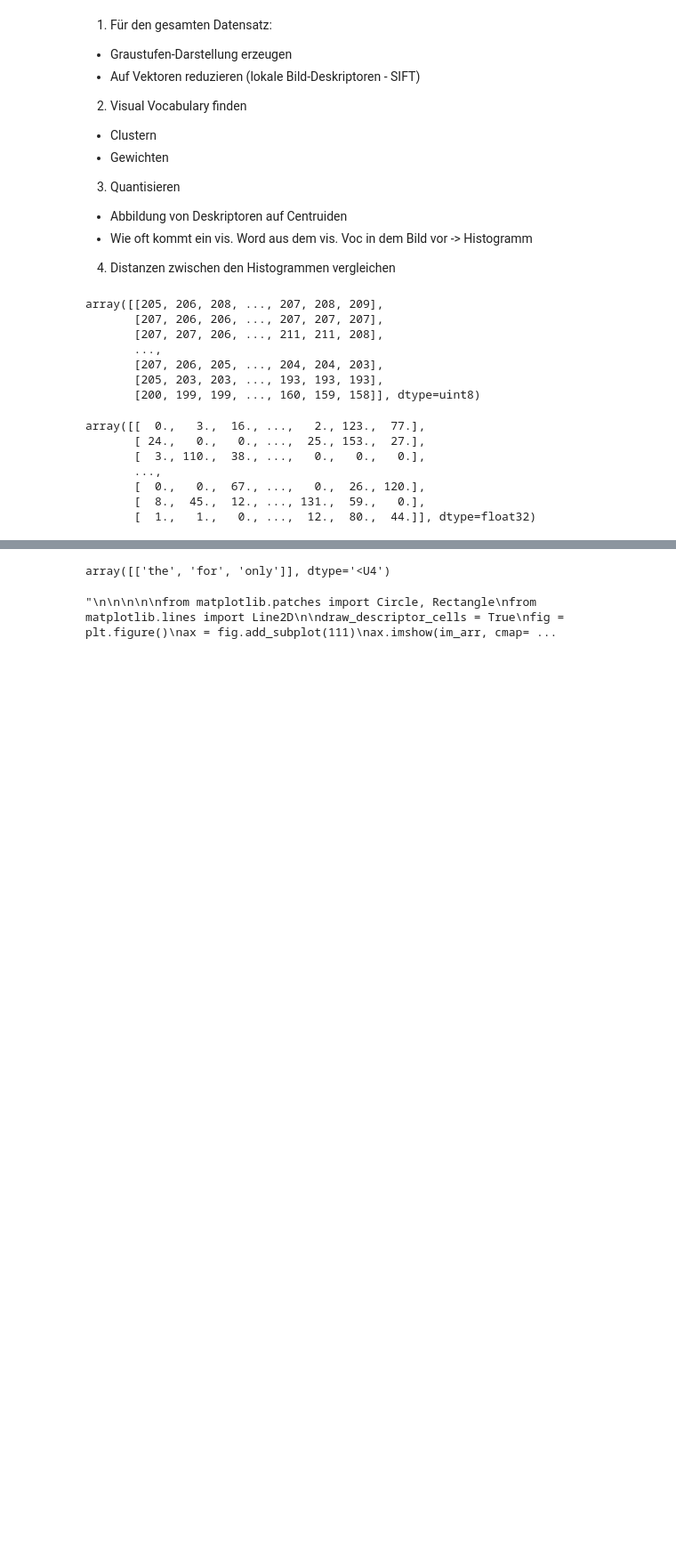
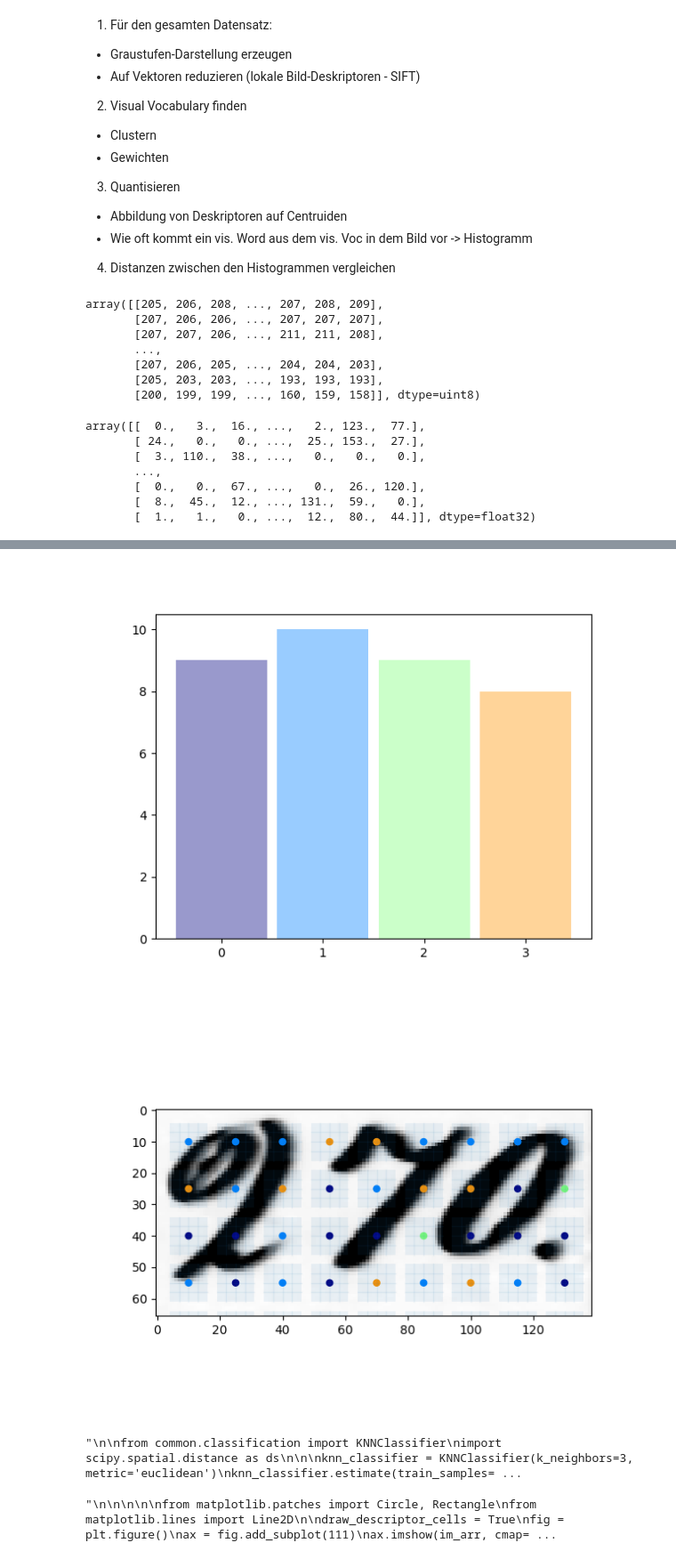
Before and after one commit to ibraibra1996/WordspottingS, a Jupyter notebook: Wordspotting-segmentierte-Wortabbilder.ipynb, the cells around one changed output, grey strips where cells are left out. Shown at 89% size. Drawn from its saved outputs; the diff is of its cells as text; code cells hidden in the pictures; blank space fills up the shorter version.

```diff
--- a/Wordspotting-segmentierte-Wortabbilder.ipynb
+++ b/Wordspotting-segmentierte-Wortabbilder.ipynb
@@ -152,5 +152,62 @@ print(histograms)
-# %%
-test=np.array([[ 5, 22, 17, 16]])
+# %%
+'''
+def classify1k(train_samples, train_labels,test_samples, metric='euclidean'):
+    distances = ds.cdist(train_samples, test_samples, metric=metric)
+    test_labels_indices = np.argmin(distances, axis=0)
+    return train_labels[test_labels_indices]
+
+
+result=classify1k(train_samples=histograms[:3],train_labels=train_labels,test_samples=test,metric='euclidean')
+result
+
+'''
+
+
+
+
+
+from matplotlib.patches import Circle, Rectangle
+from matplotlib.lines import Line2D
+
+draw_descriptor_cells = True
+fig = plt.figure()
+ax = fig.add_subplot(111)
+ax.imshow(np.array(wordImageList[0][0]), cmap=cm.get_cmap('Greys_r'))
+ax.autoscale(enable=False)
+colormap = cm.get_cmap('jet')
+desc_len = cell_size * 4
+for (x, y), label in zip(frames, labels):
+    color = colormap(label / float(n_centroids))
+    circle = Circle((x, y), radius=1, fc=color, ec=color, alpha=1)
+    rect = Rectangle((x - desc_len / 2, y - desc_len / 2),
+                     desc_len, desc_len, alpha=0.08, lw=1)
+    ax.add_patch(circle)
+    if draw_descriptor_cells:
+        for p_factor in [0.25, 0.5, 0.75]:
+            offset_dyn = desc_len * (0.5 - p_factor)
+            offset_stat = desc_len * 0.5
+            line_h = Line2D((x - offset_stat, x + offset_stat),
+                            (y - offset_dyn, y - offset_dyn), alpha=0.08, lw=1)
+            line_v = Line2D((x - offset_dyn, x - offset_dyn),
+                            (y - offset_stat, y + offset_stat), alpha=0.08, lw=1)
+            ax.add_line(line_h)
+            ax.add_line(line_v)
+    ax.add_patch(rect)
+
+
+
+
+y_values=histograms[0]
+x_pos = np.arange(len(y_values))
+fig = plt.figure()
+ax = fig.add_subplot(111)
+ax.bar(x_pos, y_values, width=0.9, align='center', alpha=0.4,color=[colormap(i / float(n_centroids)) for i in x_pos])
+
+ax.set_xticks(x_pos)
+plt.show()
+# %% [output]
+[figure, added]
+[figure, added]
 # %%
 """
 
@@ -166,7 +223,7 @@ knn_test_labels
 
 """
 # %% [output]
-array([['the', 'for', 'only']], dtype='<U4')
+"\n\nfrom common.classification import KNNClassifier\nimport scipy.spatial.distance as ds\n\n\nknn_classifier = KNNClassifier(k_neighbors=3, metric='euclidean')\nknn_classifier.estimate(train_samples= ...
 # %%
 """
 
```
Also changed, not shown: parts of 1 cell of this notebook.
